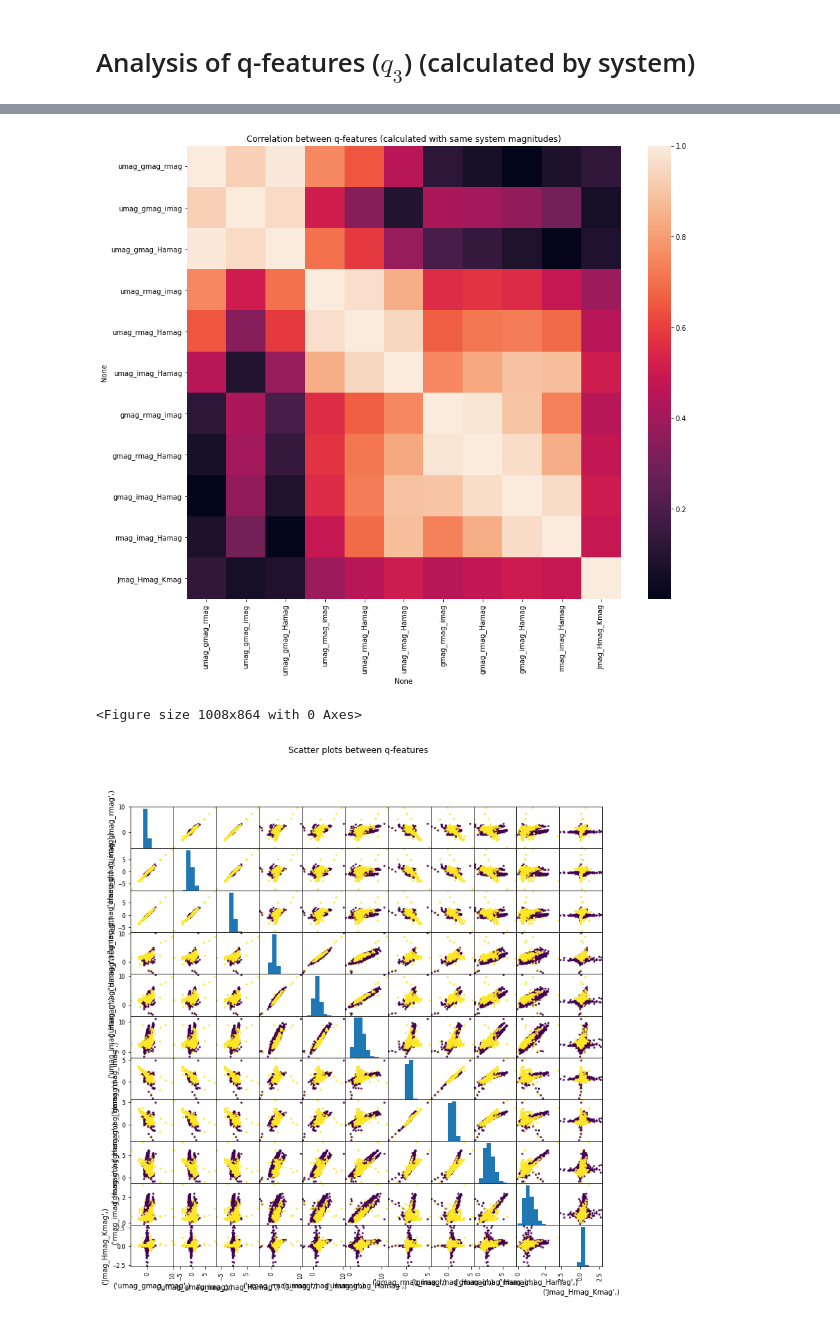
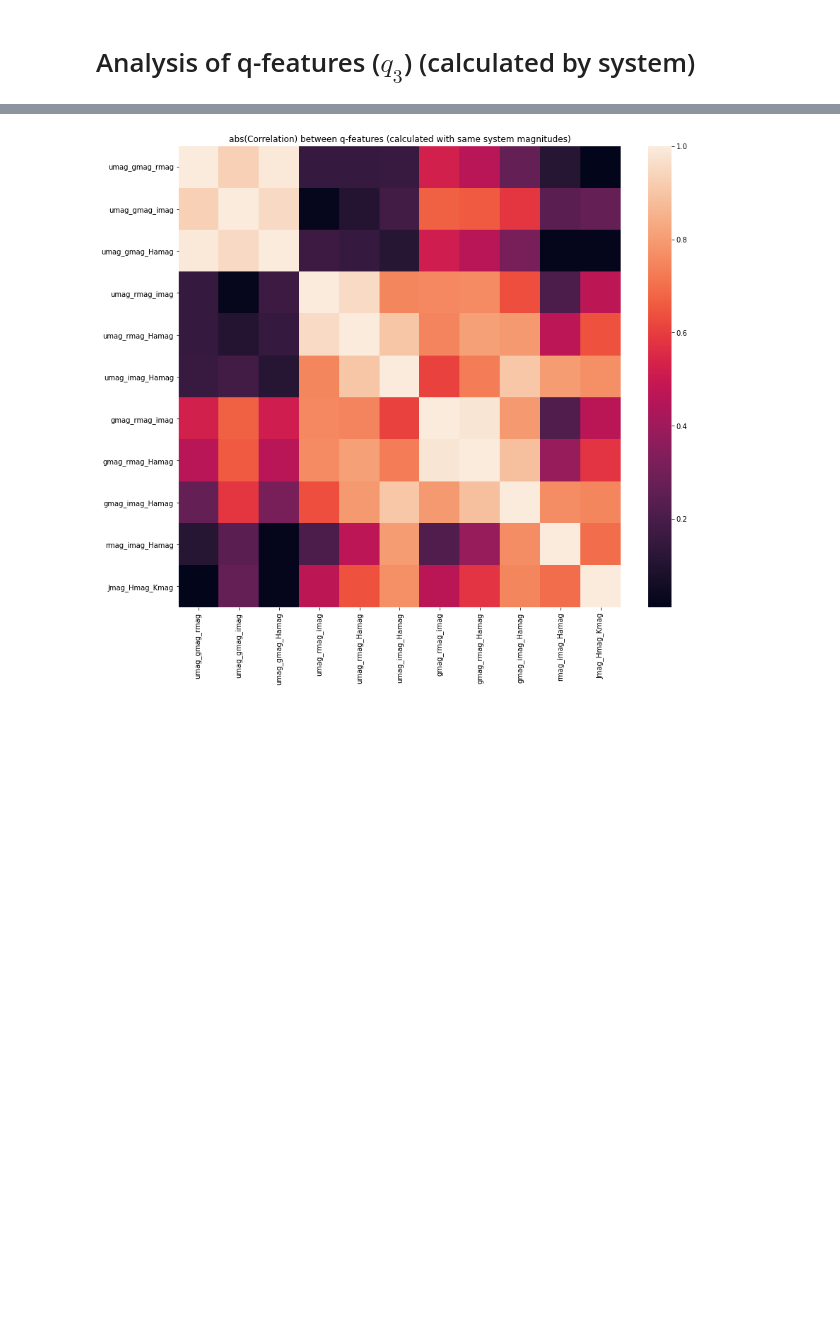
Before and after one commit to facundoq/bestars, a Jupyter notebook: Exploratory analysis.ipynb, the cells around one changed output, grey strips where cells are left out. Saved outputs shown, nothing was run; the diff lists cells and outputs as text; code cells hidden in the pictures; blank space fills up the shorter version.

```diff
--- a/Exploratory analysis.ipynb
+++ b/Exploratory analysis.ipynb
@@ -8,13 +8,15 @@ import numpy as np
 import pandas as pd
 import seaborn as sn
 import matplotlib.pyplot as plt
+import matplotlib
+matplotlib.rcParams['figure.figsize'] = (14, 12)
 
-dataset_name = "all_em"
+dataset_name = "liu"
 dataset_module = datasets.datasets_by_name_all[dataset_name]
 x,y,metadata = dataset_module.load(dropna=True,verbose=True)
 y = datasets.map_y_em(y,dataset_name)
 
 # generate dataframe with both x and y
-xy = x.merge(y,left_index=True,right_index=True)
+xy = pd.concat([x,y],axis=1)
 xy.describe()
 # %% [output]
@@ -178,15 +149,15 @@ plt.show()
 # %%
 x_np=x.to_numpy()
 import qfeatures
-coefficients = dataset.coefficients
-systems = dataset.systems
+coefficients = dataset_module.coefficients
+systems = dataset_module.systems
 coefficients_np = np.array([coefficients[k] for k in x.columns])
 systems = [systems[k] for k in x.columns]
-q=qfeatures.calculate(x_np,coefficients_np,x.columns,systems,combination_size=3,by_system=True)
+q= qfeatures.calculate(x_np,coefficients_np,x.columns,systems,combination_size=3,by_system=True)
 
 m = q.magnitudes
 
-q_df = pd.DataFrame(m, columns = [q.column_names])
+q_df = pd.DataFrame(m, columns = q.column_names)
 q_df.describe()
 # %% [output]
 |  | umag_gmag_rmag | umag_gmag_imag | umag_gmag_Hamag | umag_rmag_imag | umag_rmag_Hamag | umag_imag_Hamag | ... |
@@ -201,15 +172,9 @@ q_df.describe()
 # %%
-
-f=plt.figure(figsize = (14,12))
 sn.heatmap(q_df.corr().abs())
-plt.title("Correlation between q-features (calculated with same system magnitudes)")
+plt.title("abs(Correlation) between q-features (calculated with same system magnitudes)")
 plt.show()
-
-f=plt.figure(figsize = (14,12))
-axes=pd.plotting.scatter_matrix(q_df,c=y["em"],alpha=0.9,grid=False,figsize=(12,12))
-plt.suptitle("Scatter plots between q-features")
-plt.show()
+q_dfy=pd.concat([q_df,y],axis=1)
+sn.pairplot(q_dfy,hue="em")
+plt.suptitle("Scatter plots between q-features (calculated with same system magnitudes)")
 # %% [output]
-[figure, old version]
+[figure, new version]
-<Figure size 1008x864 with 0 Axes>
-[figure, removed]
```
Also changed, not shown: parts of 9 cells of this notebook, 3 other files.
